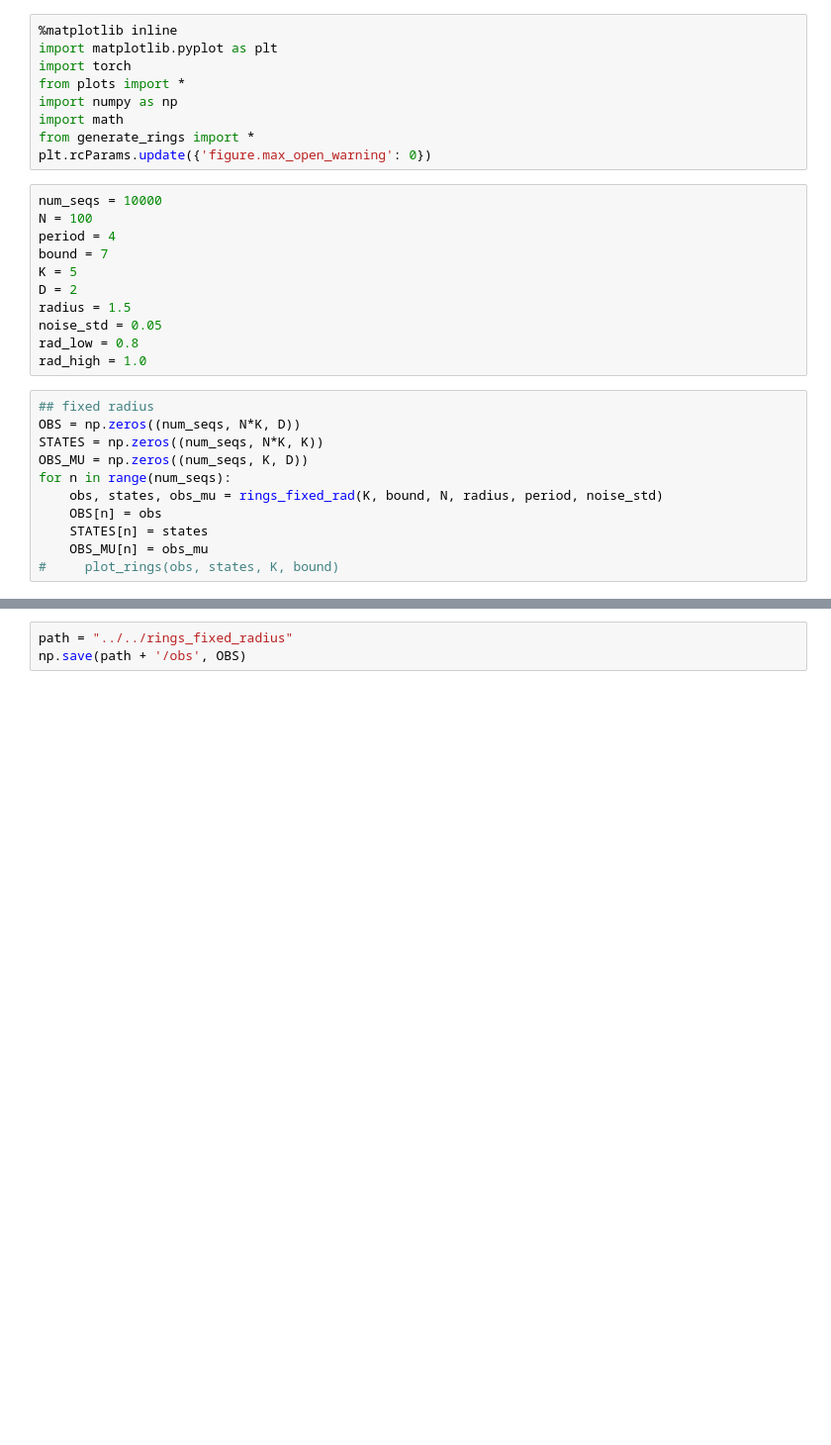
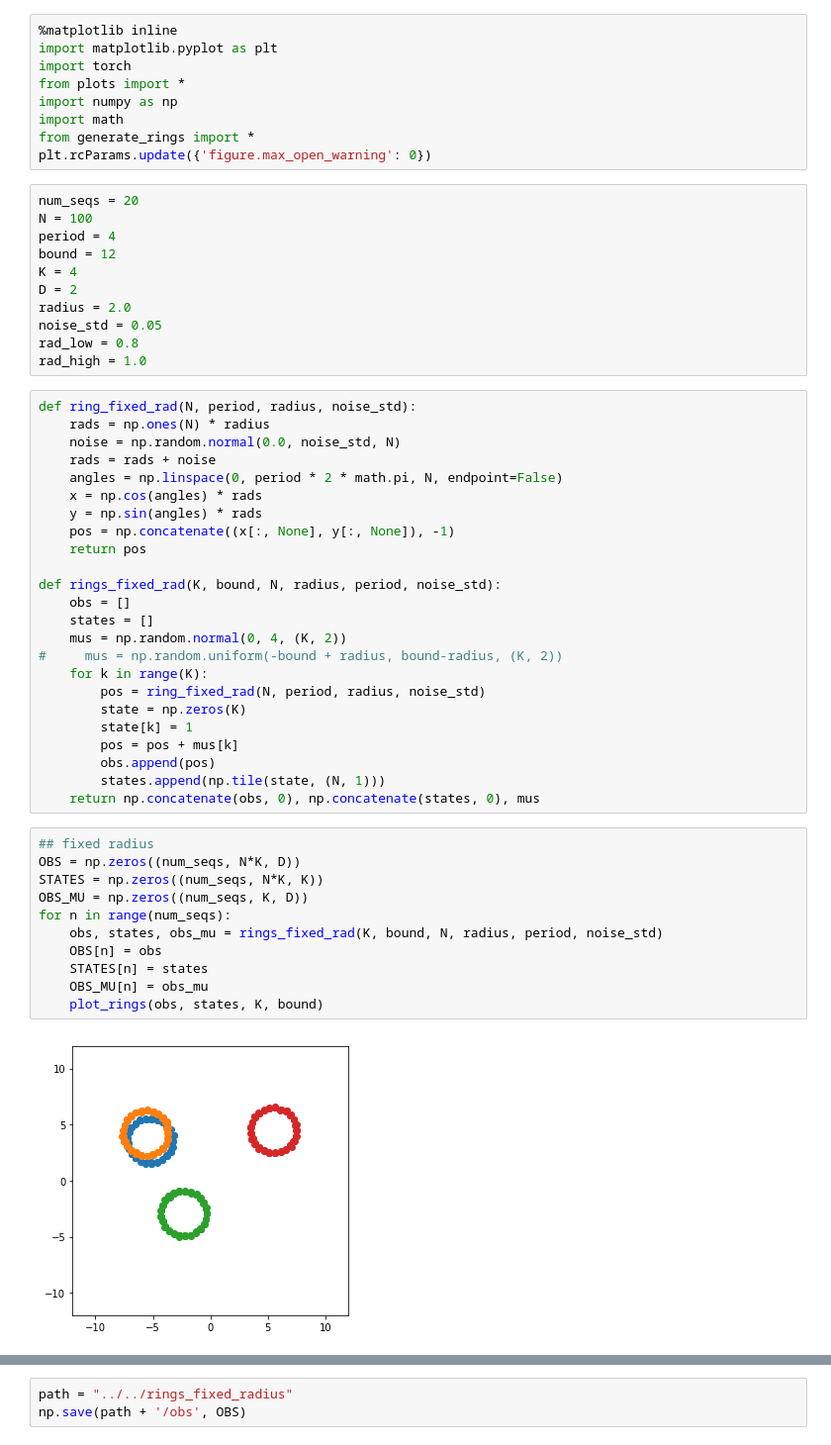
Before and after one commit to hao-w/apgs, a Jupyter notebook: Halo/sim_Halo.ipynb, the cells around one changed output, grey strips where cells are left out. Shown at 99% size. Drawn from its saved outputs; the diff is of its cells as text; blank space fills up the shorter version.

```diff
--- a/Halo/sim_Halo.ipynb
+++ b/Halo/sim_Halo.ipynb
@@ -8,24 +8,50 @@ import math
 from generate_rings import *
 plt.rcParams.update({'figure.max_open_warning': 0})
 # %%
-num_seqs = 10000
+num_seqs = 20
 N = 100
 period = 4
-bound = 7
-K = 5
+bound = 12
+K = 4
 D = 2
-radius = 1.5
+radius = 2.0
 noise_std = 0.05
 rad_low = 0.8
 rad_high = 1.0
+# %%
+def ring_fixed_rad(N, period, radius, noise_std):
+    rads = np.ones(N) * radius
+    noise = np.random.normal(0.0, noise_std, N)
+    rads = rads + noise
+    angles = np.linspace(0, period * 2 * math.pi, N, endpoint=False)
+    x = np.cos(angles) * rads
+    y = np.sin(angles) * rads
+    pos = np.concatenate((x[:, None], y[:, None]), -1)
+    return pos
+
+def rings_fixed_rad(K, bound, N, radius, period, noise_std):
+    obs = []
+    states = []
+    mus = np.random.normal(0, 4, (K, 2))
+#     mus = np.random.uniform(-bound + radius, bound-radius, (K, 2))
+    for k in range(K):
+        pos = ring_fixed_rad(N, period, radius, noise_std)
+        state = np.zeros(K)
+        state[k] = 1
+        pos = pos + mus[k]
+        obs.append(pos)
+        states.append(np.tile(state, (N, 1)))
+    return np.concatenate(obs, 0), np.concatenate(states, 0), mus
 # %%
 ## fixed radius
 OBS = np.zeros((num_seqs, N*K, D))
 STATES = np.zeros((num_seqs, N*K, K))
 OBS_MU = np.zeros((num_seqs, K, D))
 for n in range(num_seqs):
     obs, states, obs_mu = rings_fixed_rad(K, bound, N, radius, period, noise_std)
     OBS[n] = obs
     STATES[n] = states
     OBS_MU[n] = obs_mu
-#     plot_rings(obs, states, K, bound)
+    plot_rings(obs, states, K, bound)
+# %% [output]
+[figure, added]
```
Also changed, not shown: parts of 1 cell of this notebook, 22 other files.
